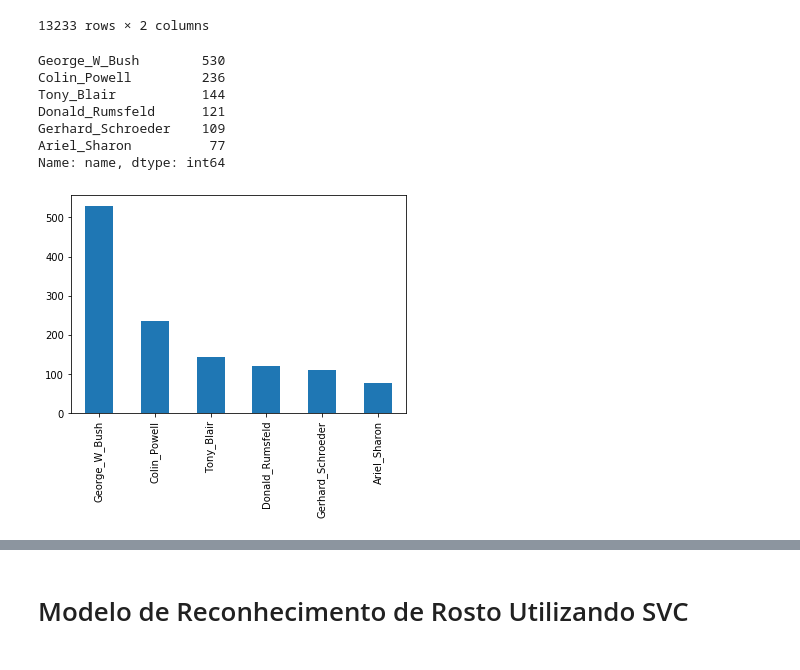
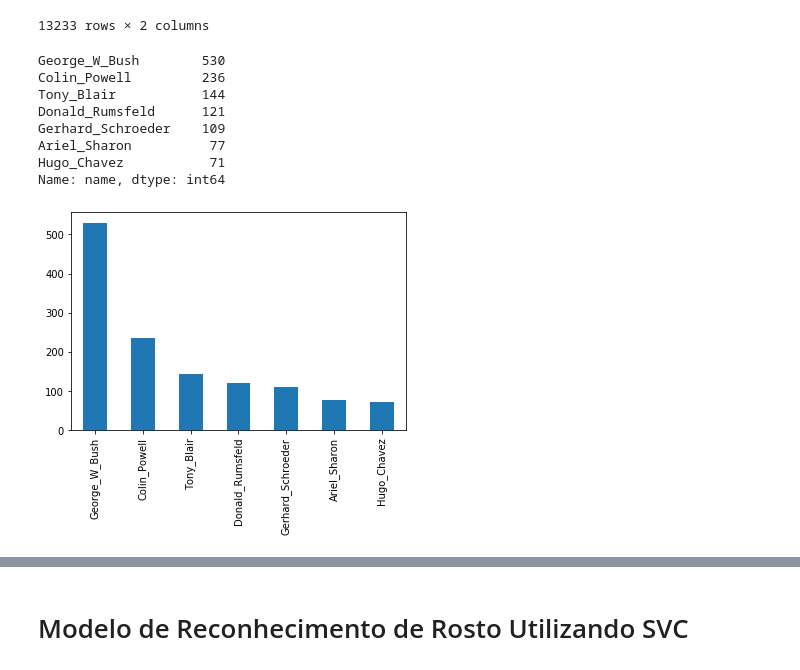
Before and after one commit to andrebiaggi/reconhecimento_facial, a Jupyter notebook: reconhecimento_facial.ipynb, the cells around one changed output, grey strips where cells are left out. Cells and saved outputs as stored; diff of their text form; code cells hidden in the pictures.

```diff
--- a/reconhecimento_facial.ipynb
+++ b/reconhecimento_facial.ipynb
@@ -47,6 +47,9 @@ import warnings
 warnings.filterwarnings("ignore")
 
 t0 = time()
+# %%
+# Parâmetros globais
+n_classes = 7
 # %% [markdown]
 # Coleta e Preparação dos Dados
 # %%
@@ -119,13 +122,14 @@ def predictions(dir_name,classifier):
     return(predictions)
 # %%
 # Distribuição original de imagens por celebridade
-show_dist(image_paths['name'], 6)
+show_dist(image_paths['name'], n_classes)
 # %% [output]
 George_W_Bush        530
 Colin_Powell         236
 Tony_Blair           144
 Donald_Rumsfeld      121
 Gerhard_Schroeder    109
 Ariel_Sharon          77
+Hugo_Chavez           71
 Name: name, dtype: int64
-[figure, old version]
+[figure, new version]
```
Also changed, not shown: parts of 22 cells of this notebook.
